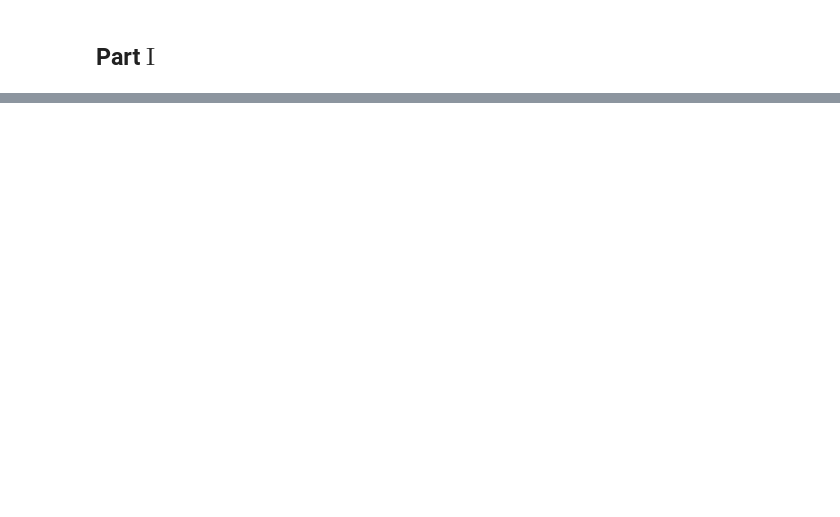
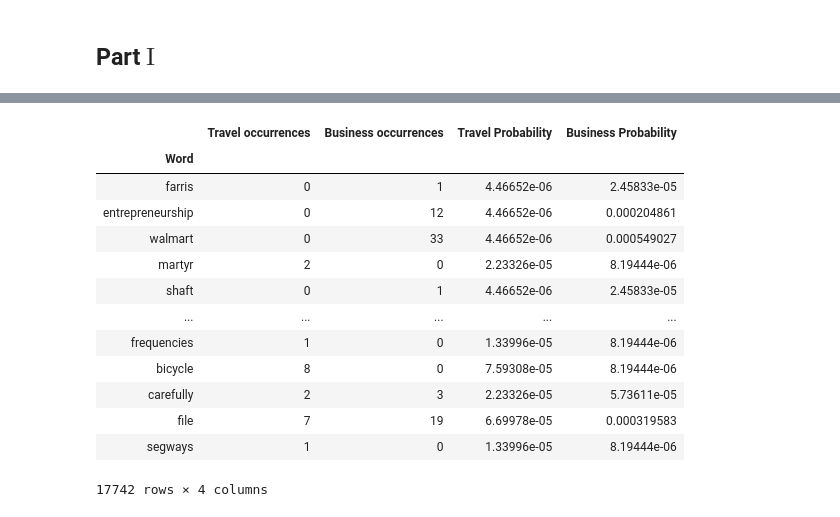
Before and after one commit to MNourbakhsh75/AI-CA3, a Jupyter notebook: CA3.ipynb, the cells around one changed output, grey strips where cells are left out. Saved outputs shown, nothing was run; the diff lists cells and outputs as text; code cells hidden in the pictures; blank space fills up the shorter version.

```diff
--- a/CA3.ipynb
+++ b/CA3.ipynb
@@ -116,7 +126,14 @@ travelWords = list(itertools.chain.from_iterable(travelWords))
 BusinessWords = trainBusiness.words.values
 BusinessWords = list(itertools.chain.from_iterable(BusinessWords))
 allTravelAndBusinessWord = list(map(''.join, set(itertools.chain(travelWords, BusinessWords))))
-print(len(travelWords),len(BusinessWords),len(allTravelAndBusinessWord))
-# newDataFrame = pd.DataFrame(columns=['Word','Travel occurrences','Business occurrences'])
-# for word in allTravelAndBusinessWord:
-#     newDataFrame = newDataFrame.append({'Word' : word,'Travel occurrences' : travelWords.count(word),'Business occurrences' : BusinessWords.count(word)},ignore_index=True)
+travelWordsCount = dict(collections.Counter(travelWords))
+BusinessWordsCount = dict(collections.Counter(BusinessWords))
+newDataFrame = pd.DataFrame(columns=['Word','Travel occurrences','Business occurrences'])
+for word in allTravelAndBusinessWord:
+    to = 0
+    bo = 0
+    if word in travelWordsCount:
+        to = travelWordsCount[word]
+    if word in BusinessWordsCount:
+        bo = BusinessWordsCount[word]
+    newDataFrame = newDataFrame.append({'Word' : word,'Travel occurrences' : to,'Business occurrences' : bo},ignore_index=True)
@@ -125,6 +149,22 @@ print(len(travelWords),len(BusinessWords),len(allTravelAndBusinessWord))
 # %%
-# newDataFrame['Travel Probability'] = newDataFrame['Travel occurrences'] / newDataFrame['Travel occurrences'].sum()
-# newDataFrame['Business Probability'] = newDataFrame['Business occurrences'] / newDataFrame['Business occurrences'].sum()
-# newDataFrame = newDataFrame.set_index('Word')
-# newDataFrame
+alpha = 0.5
+newDataFrame['Travel Probability'] = (newDataFrame['Travel occurrences'] + alpha) / (newDataFrame['Travel occurrences'].sum() + (len(set(travelWords + BusinessWords))*alpha))
+newDataFrame['Business Probability'] = (newDataFrame['Business occurrences'] + alpha) / (newDataFrame['Business occurrences'].sum() + (len(set(travelWords + BusinessWords))*alpha))
+newDataFrame = newDataFrame.set_index('Word')
+newDataFrame
+# %% [output]
+|  | Travel occurrences | Business occurrences | Travel Probability | Business Probability |
+| Word |  |  |  |  |
+| farris | 0 | 1 | 4.46652e-06 | 2.45833e-05 |
+| entrepreneurship | 0 | 12 | 4.46652e-06 | 0.000204861 |
+| walmart | 0 | 33 | 4.46652e-06 | 0.000549027 |
+| martyr | 2 | 0 | 2.23326e-05 | 8.19444e-06 |
+| shaft | 0 | 1 | 4.46652e-06 | 2.45833e-05 |
+| ... | ... | ... | ... | ... |
+| frequencies | 1 | 0 | 1.33996e-05 | 8.19444e-06 |
+| bicycle | 8 | 0 | 7.59308e-05 | 8.19444e-06 |
+| carefully | 2 | 3 | 2.23326e-05 | 5.73611e-05 |
+| file | 7 | 19 | 6.69978e-05 | 0.000319583 |
+| segways | 1 | 0 | 1.33996e-05 | 8.19444e-06 |
+17742 rows × 4 columns
 # %%
```
Also changed, not shown: parts of 25 cells of this notebook.
